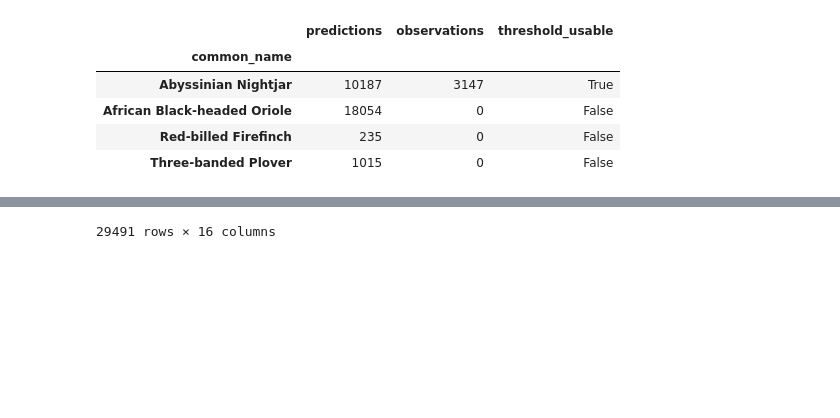
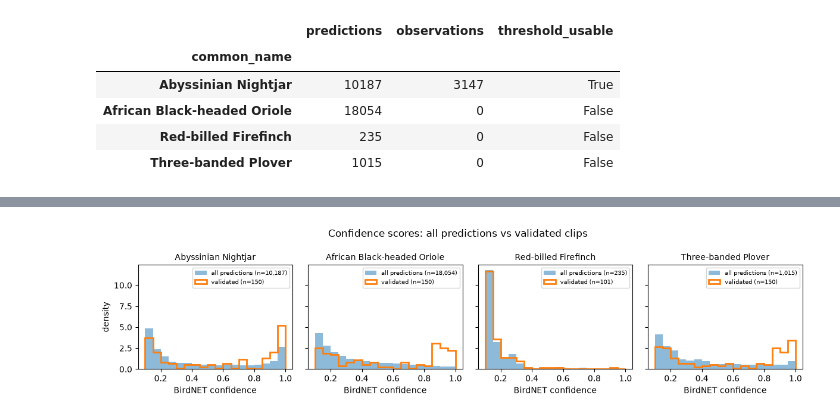
Before and after one commit to nsynes/natural-state-task, a Jupyter notebook: bird-data-investigation.ipynb, the cells around one changed output, grey strips where cells are left out. Cells and saved outputs as stored; diff of their text form; code cells hidden in the pictures; blank space fills up the shorter version.

```diff
--- a/bird-data-investigation.ipynb
+++ b/bird-data-investigation.ipynb
@@ -242,3 +287,19 @@ df_obs.groupby("common_name").agg(
 # %%
-df_obs
+bins = np.arange(0.1, 1.05, 0.05)
+species_list = sorted(df_pred["common_name"].unique())
+fig, axes = plt.subplots(1, len(species_list), figsize=(3 * len(species_list), 3), sharey=True)
+
+for ax, species in zip(axes, species_list):
+    pred_scores = df_pred.loc[df_pred["common_name"] == species, "confidence"]
+    val_scores = df_val.loc[df_val["commonName"] == species, "confidence"]
+    # density=True so the shapes are comparable despite very different sample sizes
+    ax.hist(pred_scores, bins=bins, density=True, alpha=0.5, label=f"all predictions (n={len(pred_scores):,})")
+    ax.hist(val_scores, bins=bins, density=True, histtype="step", lw=2, label=f"validated (n={len(val_scores)})")
+    ax.set_title(species, fontsize=10)
+    ax.set_xlabel("BirdNET confidence")
+    ax.legend(fontsize=7)
+
+axes[0].set_ylabel("density")
+fig.suptitle("Confidence scores: all predictions vs validated clips")
+fig.tight_layout()
 # %% [output]
@@ -257,4 +306,4 @@ df_obs
-29491 rows × 16 columns
+[figure, added]
 # %%
 df_obs.to_csv("data/processed/birdnet_observations.csv", index=False)
 # %%
```
Also changed, not shown: parts of 5 cells of this notebook, 2 other files.
